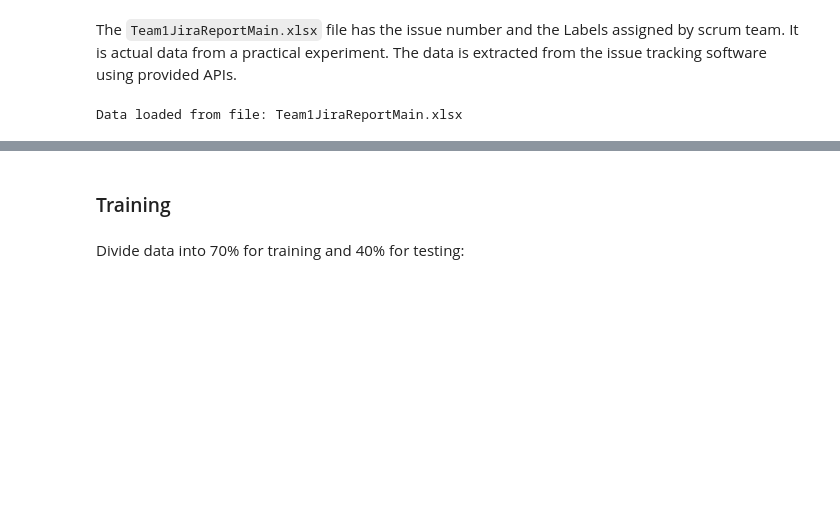
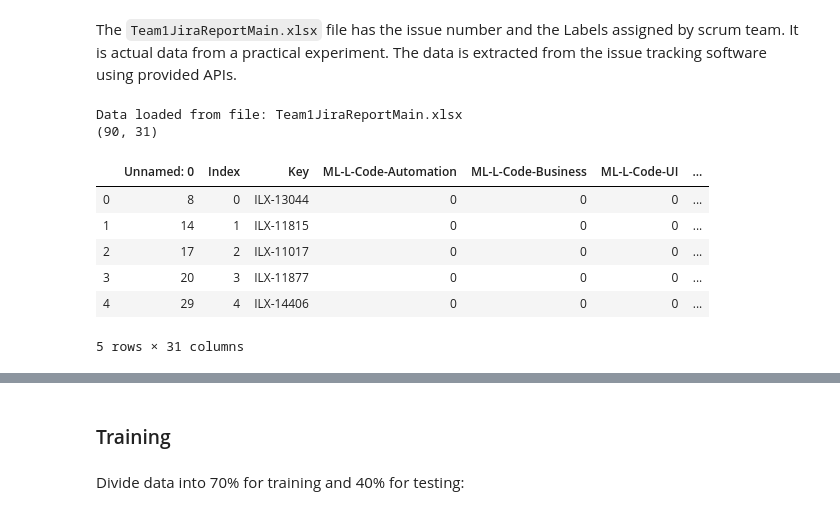
Before and after one commit to babakansari/StoryPointsPrediction, a Jupyter notebook: Public_Ansari_Jaberi_Software_Effort_Estimation.ipynb, the cells around one changed output, grey strips where cells are left out. Cells and saved outputs as stored; diff of their text form; code cells hidden in the pictures; blank space fills up the shorter version.

```diff
--- a/Public_Ansari_Jaberi_Software_Effort_Estimation.ipynb
+++ b/Public_Ansari_Jaberi_Software_Effort_Estimation.ipynb
@@ -61,7 +55,17 @@ The `Team1JiraReportMain.xlsx` file has the issue number and the Labels assigned
 # %%
 # Read data from existing User Story prediction file
 print("Data loaded from file:",file_name)
-df = pd.read_excel(file_name, sheetname)
+df = pd.read_excel(file_name)
+print(df.shape)
+df.head()
 # %% [output]
 Data loaded from file: Team1JiraReportMain.xlsx
+(90, 31)
+|  | Unnamed: 0 | Index | Key | ML-L-Code-Automation | ML-L-Code-Business | ML-L-Code-UI | ... |
+| 0 | 8 | 0 | ILX-13044 | 0 | 0 | 0 | ... |
+| 1 | 14 | 1 | ILX-11815 | 0 | 0 | 0 | ... |
+| 2 | 17 | 2 | ILX-11017 | 0 | 0 | 0 | ... |
+| 3 | 20 | 3 | ILX-11877 | 0 | 0 | 0 | ... |
+| 4 | 29 | 4 | ILX-14406 | 0 | 0 | 0 | ... |
+5 rows × 31 columns
 # %%
```
Also changed, not shown: parts of 16 cells of this notebook, 22 other files.
